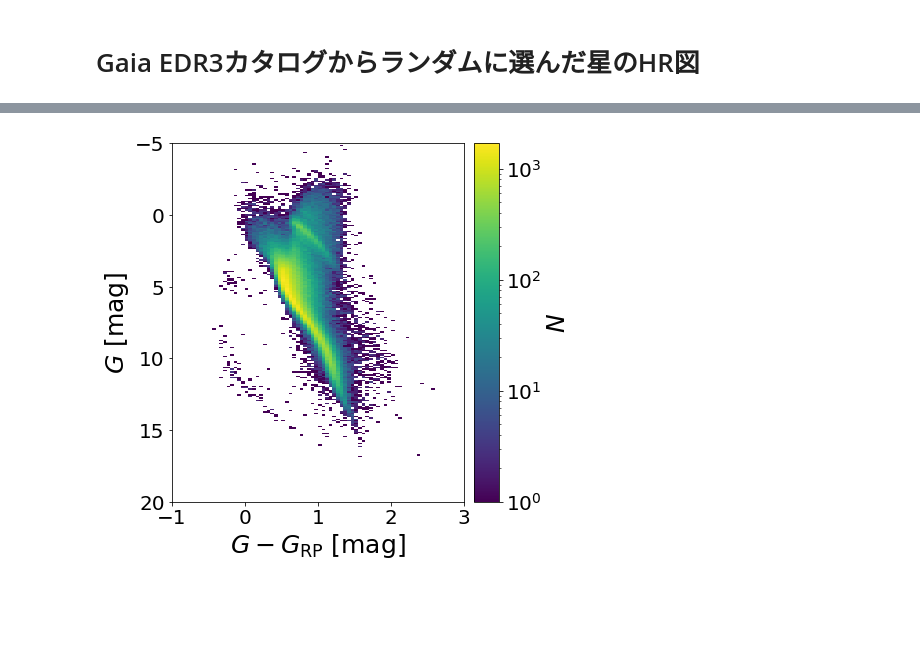
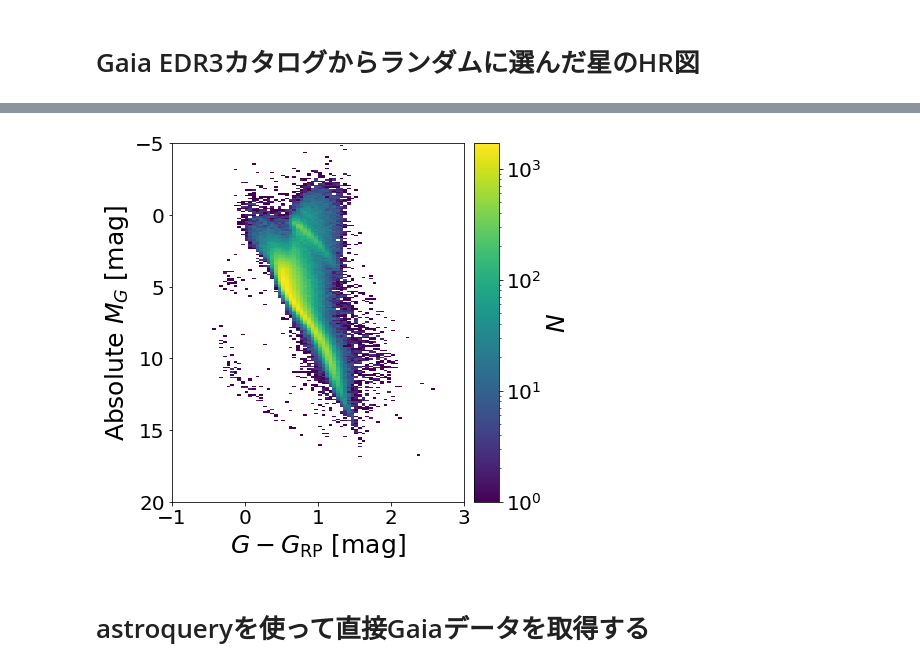
Before and after one commit to tetsuroasano/computational_astronomy, a Jupyter notebook: gaia/hr_diagram_gaia.ipynb, the cells around one changed output, grey strips where cells are left out. Cells and saved outputs as stored; diff of their text form; code cells hidden in the pictures; blank space fills up the shorter version.

```diff
--- a/gaia/hr_diagram_gaia.ipynb
+++ b/gaia/hr_diagram_gaia.ipynb
@@ -40,8 +51,10 @@ fig.savefig('HR_diagram_gaia_100pc.pdf', )
 # %% [markdown]
 # Gaia EDR3カタログからランダムに選んだ星のHR図
 # %%
-df = pd.read_csv('gaia_edr3_rand.csv')
+df2 = pd.read_csv('gaia_edr3_rand.csv')
+n_all = len(df1)
 # %%
-df['err_g_rp'] = 2.5/np.log(10.)*np.sqrt(1./df['phot_g_mean_flux_over_error']**2 + 1./df['phot_rp_mean_flux_over_error']**2) # error in the G - rp color
-df = df[(df['parallax'] > 10.*df['parallax_error']) & (df['err_g_rp'] < 0.02)] #select the high SN samples
-df['mag_g_abs'] = df['phot_g_mean_mag'] - 10. + 5.*np.log10(df['parallax']) # absolute magnitude in the Gaia G band
+df2['err_g_rp'] = 2.5/np.log(10.)*np.sqrt(1./df2['phot_g_mean_flux_over_error']**2 + 1./df2['phot_rp_mean_flux_over_error']**2) # error in the G - rp color
+df2 = df2[(df2['parallax'] > 10.*df2['parallax_error']) & (df2['err_g_rp'] < 0.02)] #select the high SN samples
+df2['mag_g_abs'] = df2['phot_g_mean_mag'] - 10. + 5.*np.log10(df2['parallax']) # absolute magnitude in the Gaia G band
+n_select = len(df1)
@@ -48,21 +65,23 @@ df['mag_g_abs'] = df['phot_g_mean_mag'] - 10. + 5.*np.log10(df['parallax']) # ab
 # %%
 fig = plt.figure(figsize=[7, 6])
 ax = fig.add_axes([0.15, 0.13, 0.58, 0.83])
 ax_cb = fig.add_axes([0.75, 0.13, 0.05, 0.83])
-hst = ax.hist2d(df['phot_g_mean_mag']-df['phot_rp_mean_mag'], df['mag_g_abs'],
+hst = ax.hist2d(df2['phot_g_mean_mag']-df2['phot_rp_mean_mag'], df2['mag_g_abs'],
                 range=[[-1, 3], [-5, 20]], bins=[80, 250],
                 norm=matplotlib.colors.LogNorm(),
                 rasterized=True
                )
 fig.colorbar(hst[3], cax=ax_cb, ax=ax)
 ax.set_xlim(-1, 3)
 ax.set_ylim(20, -5)
 ax.set_xlabel(r'$G - G_{\mathrm{RP}}$ [mag]', fontsize=25)
-ax.set_ylabel(r'$G$ [mag]', fontsize=25)
+ax.set_ylabel(r'Absolute $M_G$ [mag]', fontsize=25)
 ax_cb.set_ylabel(r'$N$', fontsize=25)
 ax.tick_params(labelsize=20)
 ax_cb.tick_params(labelsize=20)
 
-fig.savefig('HR_diagram_gaia_rand.pdf', )
+fig.savefig('HR_diagram_gaia_rand.pdf' )
 # %% [output]
-[figure, old version]
+[figure, new version]
+# %% [markdown]
+# astroqueryを使って直接Gaiaデータを取得する
```
Also changed, not shown: parts of 11 cells of this notebook, 3 other files.
